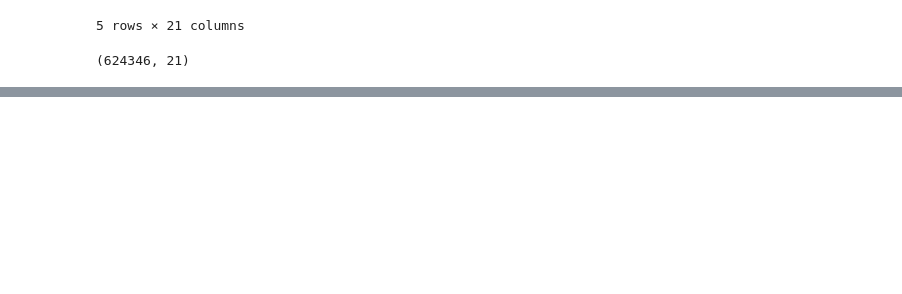
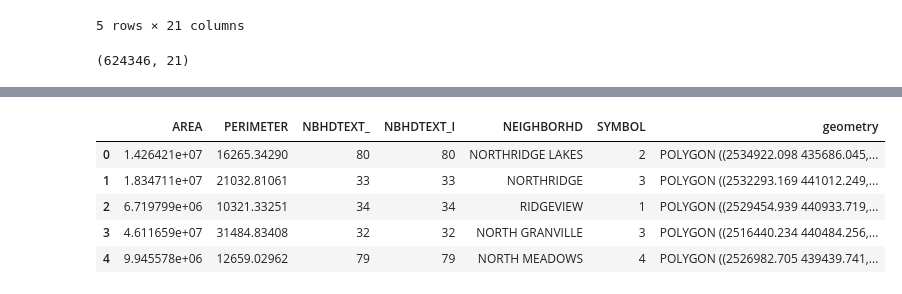
Before and after one commit to Aycrazy/MKE_LC, a Jupyter notebook: MKE_Lead.ipynb, the cells around one changed output, grey strips where cells are left out. Cells and saved outputs as stored; diff of their text form; code cells hidden in the pictures; blank space fills up the shorter version.

```diff
--- a/MKE_Lead.ipynb
+++ b/MKE_Lead.ipynb
@@ -143,0 +238,9 @@ crime_df.shape
+# %%
+mil.head()
+# %% [output]
+|  | AREA | PERIMETER | NBHDTEXT_ | NBHDTEXT_I | NEIGHBORHD | SYMBOL | geometry |
+| 0 | 1.426421e+07 | 16265.34290 | 80 | 80 | NORTHRIDGE LAKES | 2 | POLYGON ((2534922.098 435686.045,... |
+| 1 | 1.834711e+07 | 21032.81061 | 33 | 33 | NORTHRIDGE | 3 | POLYGON ((2532293.169 441012.249,... |
+| 2 | 6.719799e+06 | 10321.33251 | 34 | 34 | RIDGEVIEW | 1 | POLYGON ((2529454.939 440933.719,... |
+| 3 | 4.611659e+07 | 31484.83408 | 32 | 32 | NORTH GRANVILLE | 3 | POLYGON ((2516440.234 440484.256,... |
+| 4 | 9.945578e+06 | 12659.02962 | 79 | 79 | NORTH MEADOWS | 4 | POLYGON ((2526982.705 439439.741,... |
```
Also changed, not shown: parts of 35 cells of this notebook, 3 other files.
